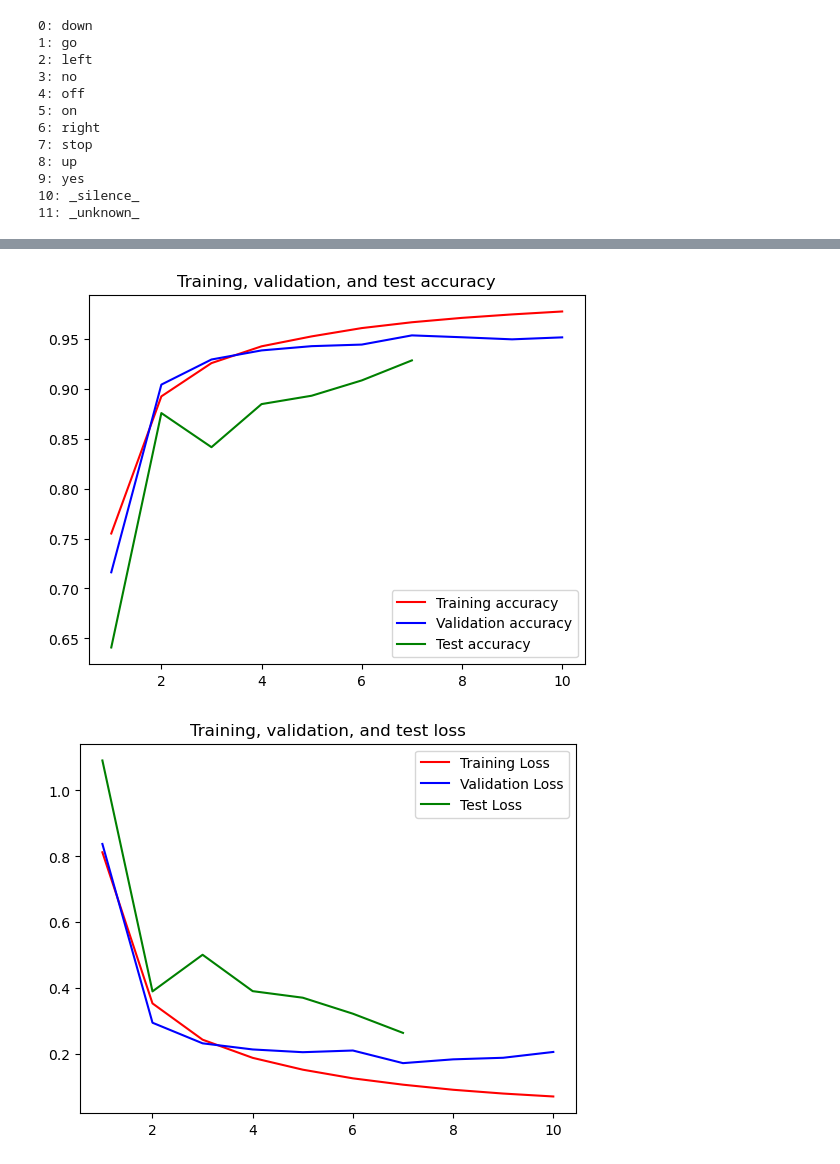
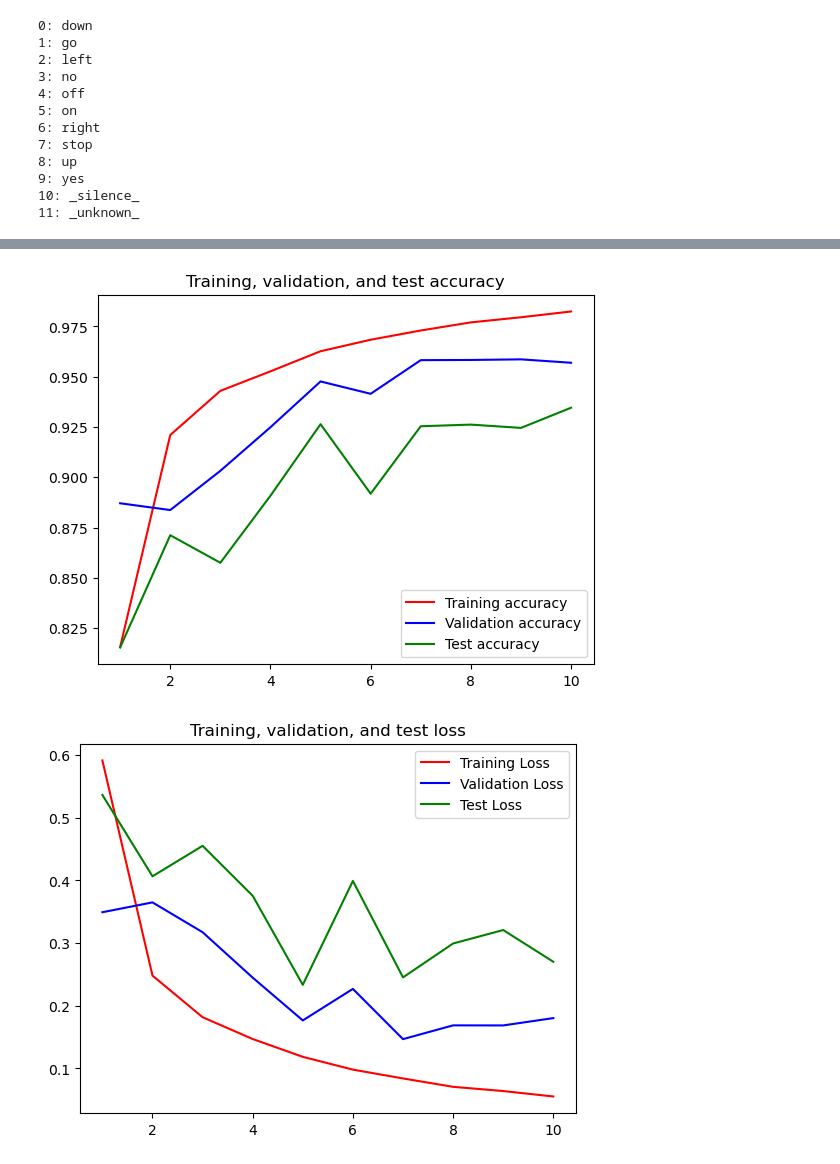
Before and after one commit to almog-sharoni/KWS_Advanced_Computer_Architecture, a Jupyter notebook: train_MFCC_resnet.ipynb, the cells around one changed output, grey strips where cells are left out. Drawn from its saved outputs; the diff is of its cells as text; code cells hidden in the pictures.

```diff
--- a/train_MFCC_resnet.ipynb
+++ b/train_MFCC_resnet.ipynb
@@ -104,7 +104,7 @@ import tensorflow as tf
 from tensorflow.keras import layers, models
 
 def residual_block(inputs, filters, kernel_size=(3, 3), strides=(1, 1)):
-    """A basic residual block for BC-ResNet."""
+    """A basic residual block for ResNet."""
     x = layers.Conv2D(filters, kernel_size, strides=strides, padding='same')(inputs)
     x = layers.BatchNormalization()(x)
     x = layers.ReLU()(x)
@@ -133,16 +133,16 @@ def build_bc_resnet(input_shape, num_classes):
 
     # Residual blocks
     x = residual_block(x, 64)
-    x = residual_block(x, 64)
+    # x = residual_block(x, 64)
 
     x = residual_block(x, 128, strides=(2, 2))
-    x = residual_block(x, 128)
+    # x = residual_block(x, 128)
 
     x = residual_block(x, 256, strides=(2, 2))
-    x = residual_block(x, 256)
+    # x = residual_block(x, 256)
 
-    x = residual_block(x, 512, strides=(2, 2))
-    x = residual_block(x, 512)
+    # x = residual_block(x, 512, strides=(2, 2))
+    # x = residual_block(x, 512)
 
     # Global average pooling and output layer
     x = layers.GlobalAveragePooling2D()(x)
@@ -203,7 +196,7 @@ from tensorflow.keras.callbacks import TensorBoard, ModelCheckpoint
 
 # Define TensorBoard callback
 log_dir = "logs/fit/"  # Define your log directory
-tensorboard_callback = TensorBoard(log_dir=log_dir, histogram_freq=1)
+tensorboard_callback = TensorBoard(log_dir=log_dir, histogram_freq=1, profile_batch=0)
 
 # Define ModelCheckpoint callback
 checkpoint_callback = ModelCheckpoint(
@@ -320,18 +317,18 @@ best_model_epoch_07_val_acc_0.95.weights.h5 test_acc: 0.9284253716468811, test_l
 # %%
 # Plot test accuracy and loss with train and validation accuracy and loss
 plt.plot(epochs, acc, 'r', label='Training accuracy')
 plt.plot(epochs, val_acc, 'b', label='Validation accuracy')
-plt.plot(epochs[:7],test_accs, 'g', label='Test accuracy')
+plt.plot(epochs,test_accs, 'g', label='Test accuracy')
 plt.title('Training, validation, and test accuracy')
 plt.legend()
 plt.show()
 
 plt.plot(epochs, loss, 'r', label='Training Loss')
 plt.plot(epochs, val_loss, 'b', label='Validation Loss')
-plt.plot(epochs[:7],test_losses, 'g', label='Test Loss')
+plt.plot(epochs,test_losses, 'g', label='Test Loss')
 plt.title('Training, validation, and test loss')
 plt.legend()
 plt.show()
 # %% [output]
-[figure, old version]
+[figure, new version]
-[figure, old version]
+[figure, new version]
```
Also changed, not shown: parts of 6 cells of this notebook.
